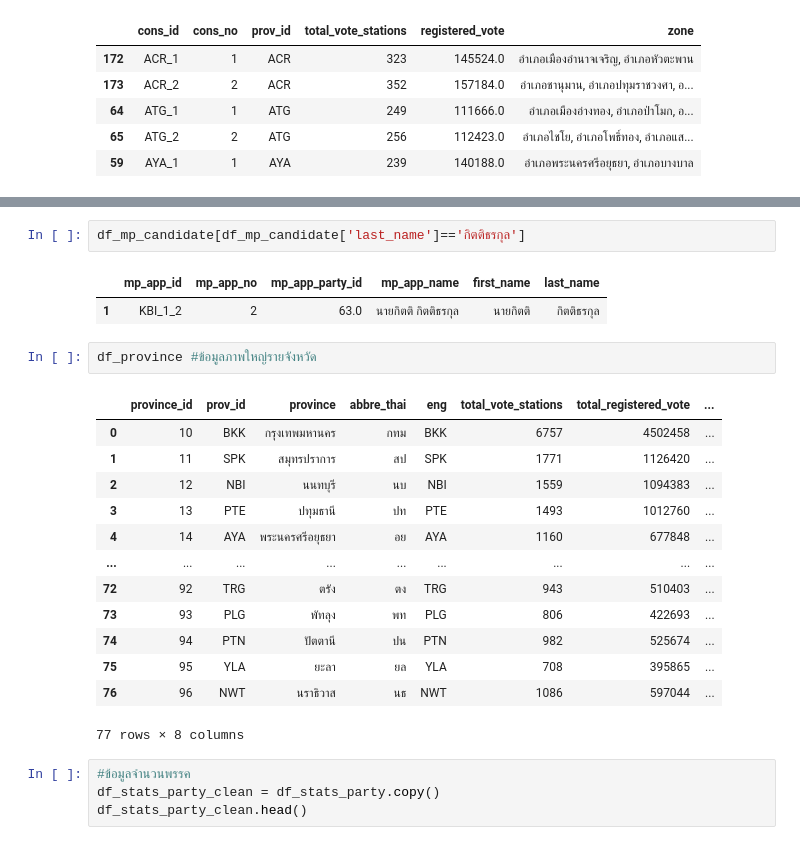
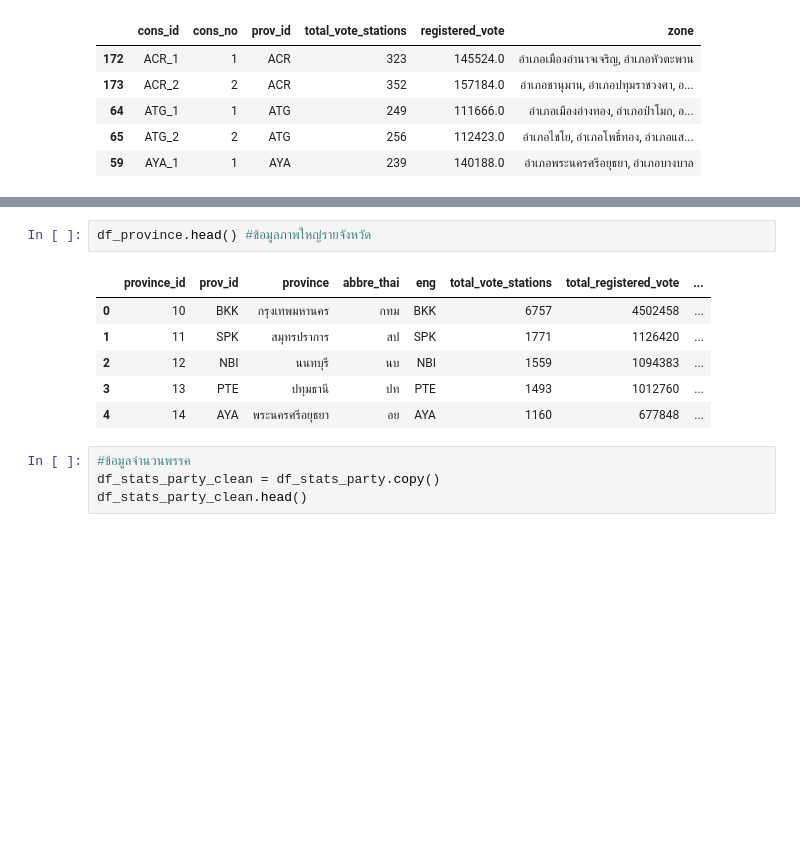
Before and after one commit to Gorszet/DADS5001_Election_2569, a Jupyter notebook: election_analysis69.ipynb, the cells around one changed output, grey strips where cells are left out. Drawn from its saved outputs; the diff is of its cells as text; blank space fills up the shorter version.

```diff
--- a/election_analysis69.ipynb
+++ b/election_analysis69.ipynb
@@ -806,27 +795,15 @@ df_mp_candidate.head()
 | 2 | KBI_1_3 | 3 | 129.0 | นายธนวัช ภูเก้าล้วน | นายธนวัช | ภูเก้าล้วน |
 | 3 | KBI_1_4 | 4 | 1.0 | นายวศิน สิริเกียรติกุล | นายวศิน | สิริเกียรติกุล |
 | 4 | KBI_1_5 | 5 | 173.0 | นายพิทักษ์ ภารา | นายพิทักษ์ | ภารา |
-# %%
-df_mp_candidate[df_mp_candidate['last_name']=='กิตติธรกุล']
-# %% [output]
-|  | mp_app_id | mp_app_no | mp_app_party_id | mp_app_name | first_name | last_name |
-| 1 | KBI_1_2 | 2 | 63.0 | นายกิตติ กิตติธรกุล | นายกิตติ | กิตติธรกุล |
 # %%
-df_province #ข้อมูลภาพใหญ่รายจังหวัด
+df_province.head() #ข้อมูลภาพใหญ่รายจังหวัด
 # %% [output]
 |  | province_id | prov_id | province | abbre_thai | eng | total_vote_stations | total_registered_vote | ... |
 | 0 | 10 | BKK | กรุงเทพมหานคร | กทม | BKK | 6757 | 4502458 | ... |
 | 1 | 11 | SPK | สมุทรปราการ | สป | SPK | 1771 | 1126420 | ... |
 | 2 | 12 | NBI | นนทบุรี | นบ | NBI | 1559 | 1094383 | ... |
 | 3 | 13 | PTE | ปทุมธานี | ปท | PTE | 1493 | 1012760 | ... |
 | 4 | 14 | AYA | พระนครศรีอยุธยา | อย | AYA | 1160 | 677848 | ... |
-| ... | ... | ... | ... | ... | ... | ... | ... | ... |
-| 72 | 92 | TRG | ตรัง | ตง | TRG | 943 | 510403 | ... |
-| 73 | 93 | PLG | พัทลุง | พท | PLG | 806 | 422693 | ... |
-| 74 | 94 | PTN | ปัตตานี | ปน | PTN | 982 | 525674 | ... |
-| 75 | 95 | YLA | ยะลา | ยล | YLA | 708 | 395865 | ... |
-| 76 | 96 | NWT | นราธิวาส | นธ | NWT | 1086 | 597044 | ... |
-77 rows × 8 columns
 # %%
 #ข้อมูลจำนวนพรรค
 df_stats_party_clean = df_stats_party.copy()
```
Also changed, not shown: parts of 17 cells of this notebook.
